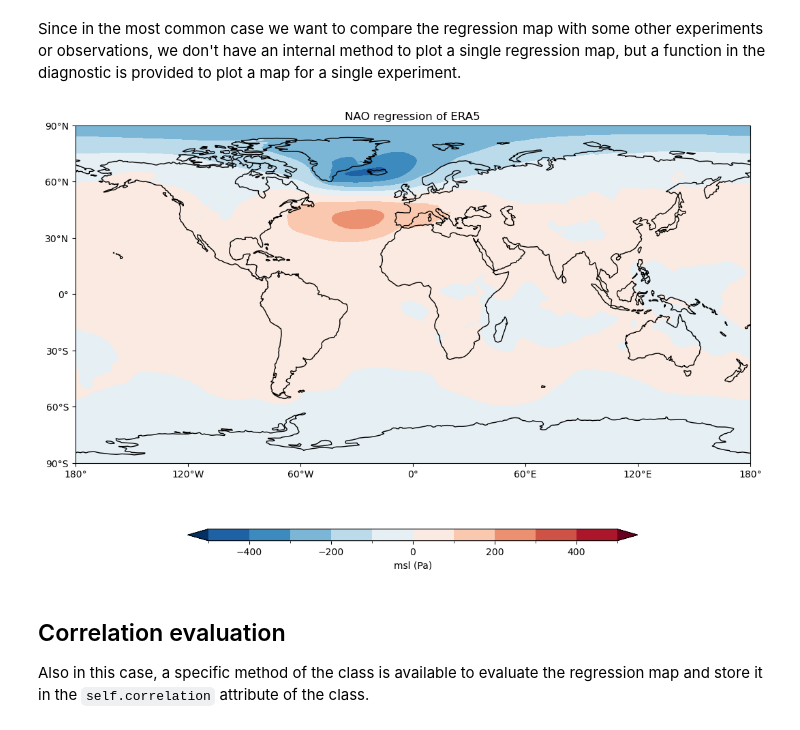
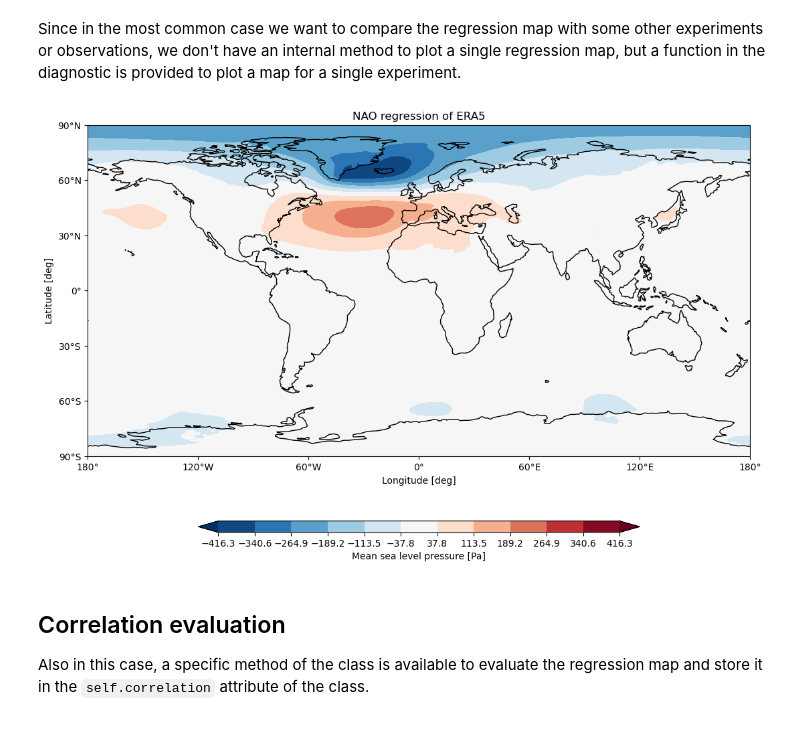
Before and after one commit to Predictia/AQUA, a Jupyter notebook: diagnostics/teleconnections/notebooks/NAO.ipynb, the cells around one changed output. Cells and saved outputs as stored; diff of their text form; code cells hidden in the pictures.

```diff
--- a/diagnostics/teleconnections/notebooks/NAO.ipynb
+++ b/diagnostics/teleconnections/notebooks/NAO.ipynb
@@ -130,11 +157,11 @@ telec.evaluate_regression()
 # %% [markdown]
 Since in the most common case we want to compare the regression map with some other experiments or observations, we don't have an internal method to plot a single regression map, but a function in the diagnostic is provided to plot a map for a single experiment.
 # %%
-from teleconnections.plots import single_map_plot
+from teleconnections.plots import plot_single_map
 
-single_map_plot(map=telec.regression, model=telec.model, exp=telec.exp, cbar_label='msl (Pa)', title='NAO regression of ERA5')
+plot_single_map(data=telec.regression, title='NAO regression of ERA5')
 # %% [output]
-[figure, old version]
+[figure, new version]
 # %% [markdown]
 ## Correlation evaluation
 
```
Also changed, not shown: parts of 9 cells of this notebook.
